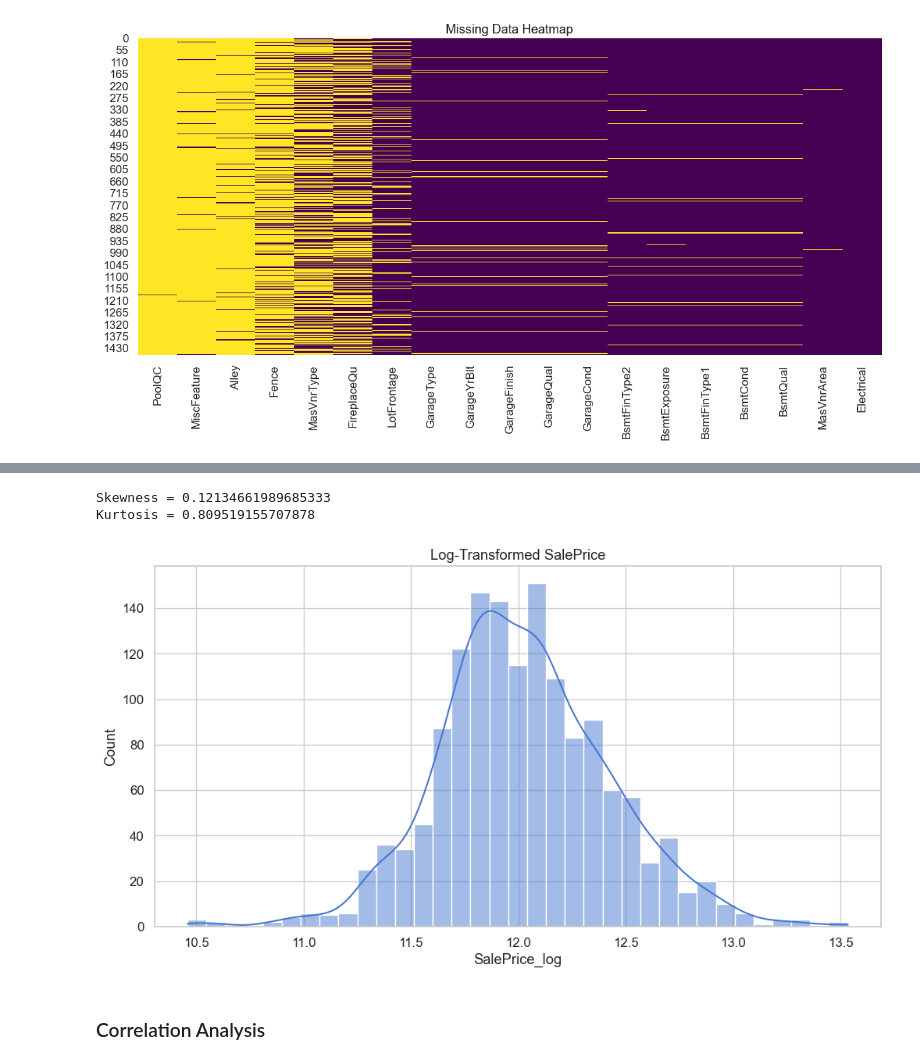
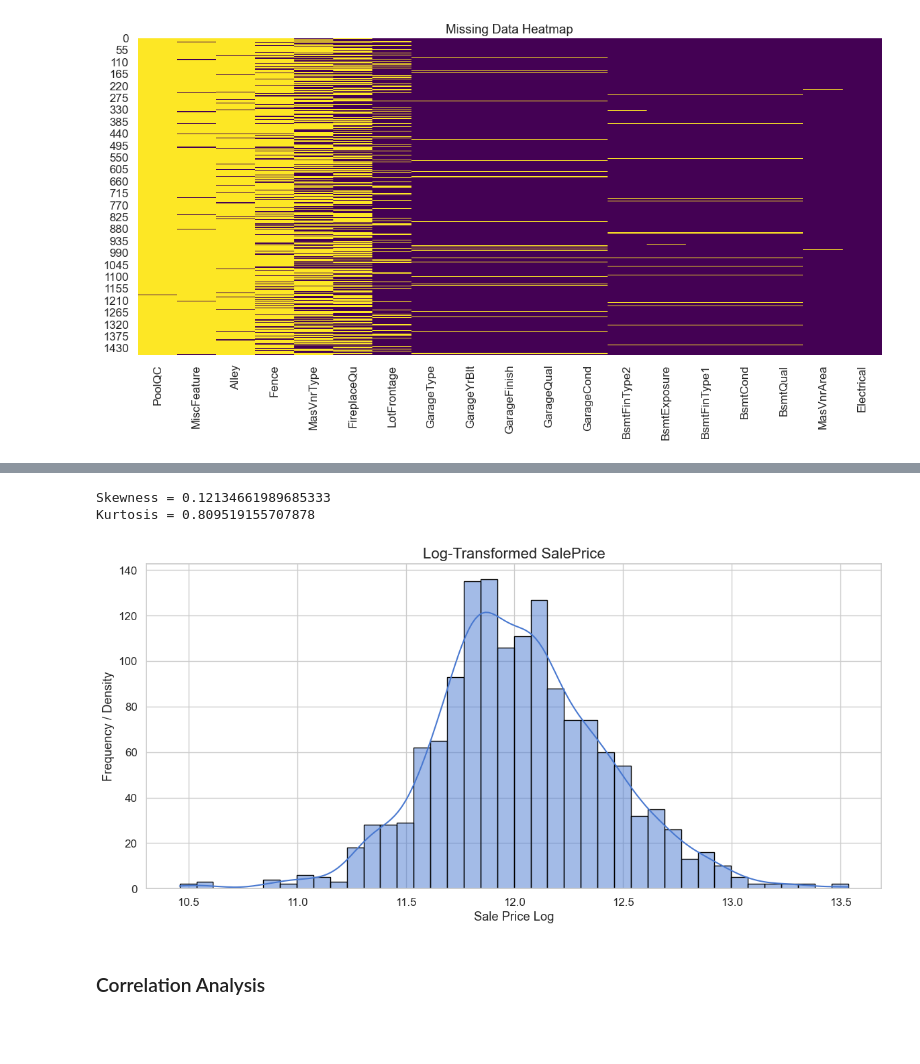
Before and after one commit to rizinkp/DSML_FinalProject, a Jupyter notebook: house-price-prediction/src/notebooks/01_EDA.ipynb, the cells around one changed output, grey strips where cells are left out. Cells and saved outputs as stored; diff of their text form; code cells hidden in the pictures; blank space fills up the shorter version.

```diff
--- a/house-price-prediction/src/notebooks/01_EDA.ipynb
+++ b/house-price-prediction/src/notebooks/01_EDA.ipynb
@@ -75,20 +105,23 @@ Kurtosis = 6.536281860064529
 # %%
 # Applying log1p When Sale Price is right skewed
 df['SalePrice_log'] = np.log1p(df['SalePrice'])
 
 # Skewness and Kurtosis
 print(f"Skewness =",df['SalePrice_log'].skew())
 print(f"Kurtosis =", df['SalePrice_log'].kurt())
 
 # Histoplot Visualiztion
 plt.figure(figsize=(12, 6))
-sns.histplot(df['SalePrice_log'], kde=True)
-plt.title("Log-Transformed SalePrice")
+sns.histplot(df['SalePrice_log'], kde=True, bins=40, edgecolor='black')
+plt.title("Log-Transformed SalePrice", fontsize=16)
+plt.xlabel("Sale Price Log")
+plt.ylabel("Frequency / Density")
+plt.tight_layout()
 plt.show()
 # %% [output]
 Skewness = 0.12134661989685333
 Kurtosis = 0.809519155707878
-[figure, old version]
+[figure, new version]
 # %% [markdown]
 ### Correlation Analysis
 # %%
```
Also changed, not shown: parts of 4 cells of this notebook, 1 other file.
